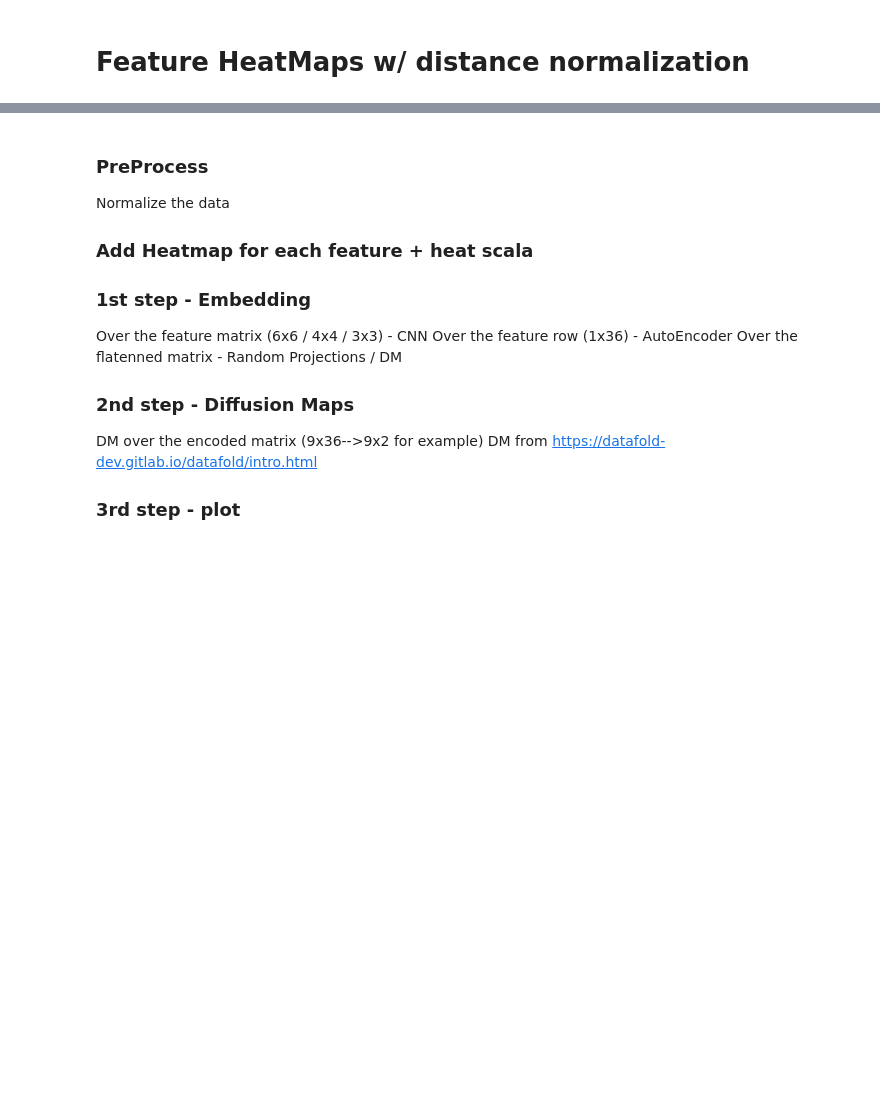
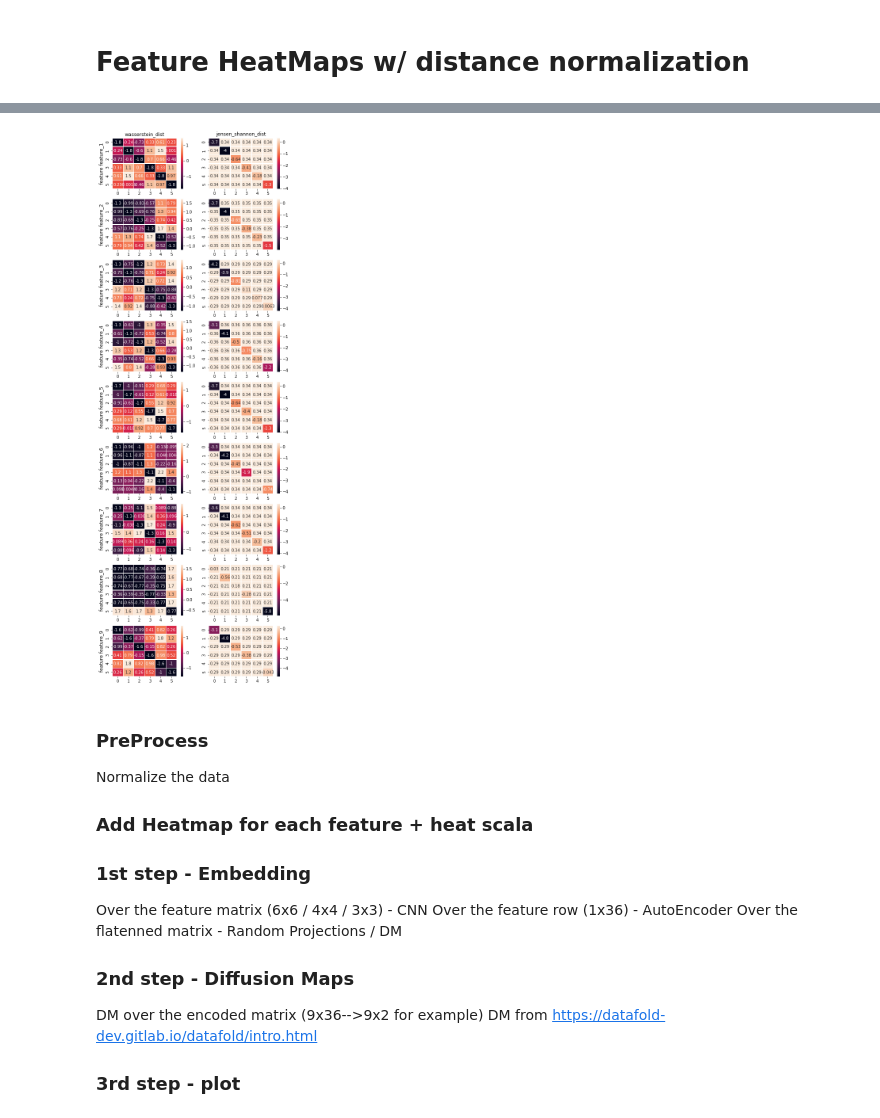
Before and after one commit to Omer-Hedvat/Thesis-TauTransformer, a Jupyter notebook: Omer's notebook.ipynb, the cells around one changed output, grey strips where cells are left out. Saved outputs shown, nothing was run; the diff lists cells and outputs as text; code cells hidden in the pictures; blank space fills up the shorter version.

```diff
--- a/Omer's notebook.ipynb
+++ b/Omer's notebook.ipynb
@@ -240,3 +230,7 @@ feature='feature_8'
+# %%
+export_heatmaps(df_glass, features, 'wasserstein_dist', 'jensen_shannon_dist', True)
+# %% [output]
+[figure, added]
 # %% [markdown]
 ### PreProcess
 Normalize the data
```
Also changed, not shown: parts of 15 cells of this notebook, 1 other file.
